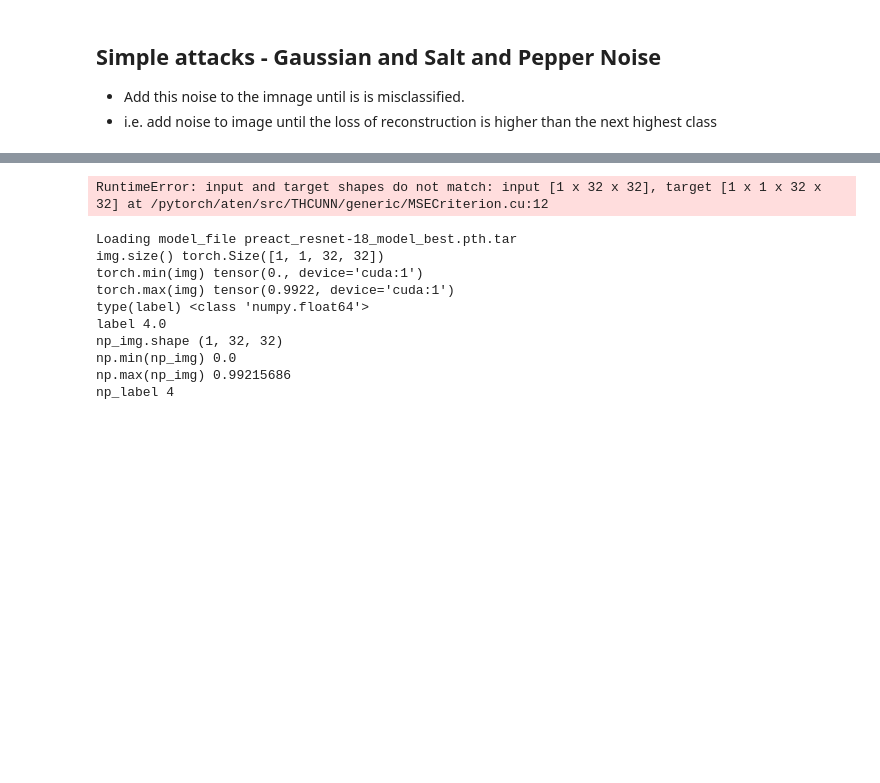
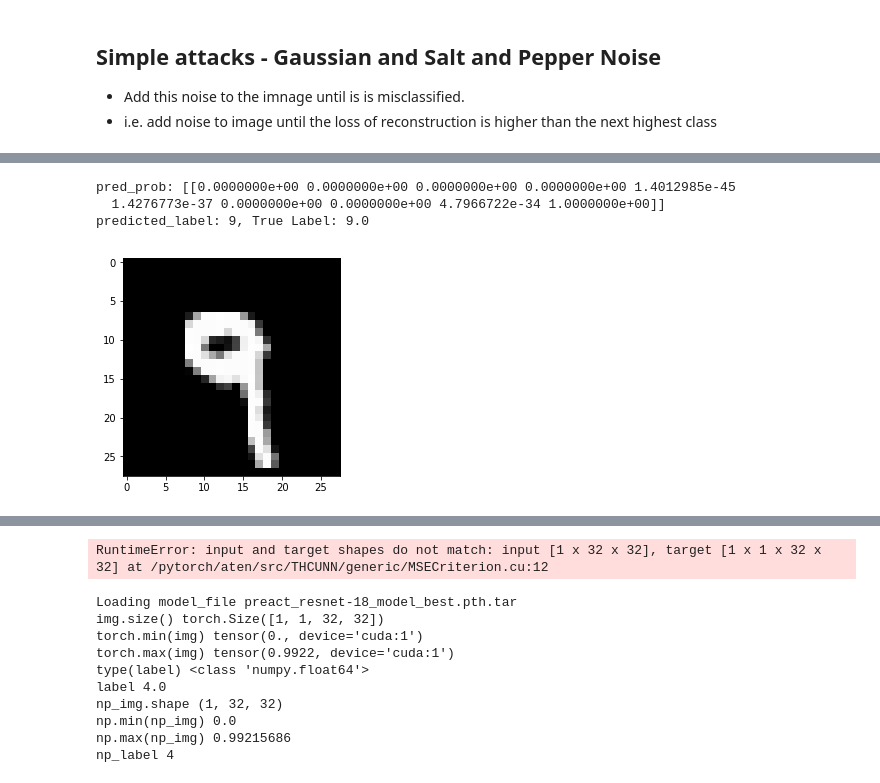
Before and after one commit to renebidart/adv-gen, a Jupyter notebook: notebooks/attacks.ipynb, the cells around one changed output, grey strips where cells are left out. Saved outputs shown, nothing was run; the diff lists cells and outputs as text; code cells hidden in the pictures; blank space fills up the shorter version.

```diff
--- a/notebooks/attacks.ipynb
+++ b/notebooks/attacks.ipynb
@@ -91,7 +99,7 @@ predicted_label: 6, True Label: 9
 # %% [markdown]
 #### Conditional VAE Test
 # %%
-with torch.cuda.device(1):
+with torch.cuda.device(device.index):
     model_loc = '/media/rene/data/adv_gen/MNIST/mnist_normal/models/CVAE-1_16_32_64-16-MNIST-10_model_best.pth.tar'
     model = load_net(model_loc).to(device).eval()
     gen_model = GenerativeCVAE(model=model, labels=labels, latent_size=16, device=device)
@@ -236,3 +112,6 @@ predicted_label: 6, True Label: 7.0
 ## Simple attacks - Gaussian and Salt and Pepper Noise
 * Add this noise to the imnage until is is misclassified.
 * i.e. add noise to image until the loss of reconstruction is higher than the next highest class
+# %%
+result = pickle.load(open('/media/rene/data/adv_gen/MNIST/mnist_normal/models/results_ns6_gaussian_adv.pkl', "rb"))
+display(result)
@@ -238,0 +126,27 @@ predicted_label: 6, True Label: 7.0
+# %%
+with torch.cuda.device(device.index):
+    save_path = Path('/media/rene/data/adv_gen/MNIST/mnist_normal/models/VAE_ABS/VAE_ABS--8-MNIST')
+    labels = list(range(10))
+
+    transform = transforms.Compose([
+                                transforms.Resize(32),
+                                transforms.ToTensor(),
+                                transforms.Normalize((0.1307,), (0.3081,))])
+
+    model_dict = {}
+        model_file = Path(model_loc).name
+        model_name = model_file.split('-')[0]
+        for label in labels:
+            model_file_cr = model_file + '_label_'+str(label)+'_model_best.pth.tar'
+            model_loc_cr = str(model_loc.parent / model_file_cr)
+            model_dict[label] = load_net(model_loc_cr).to(device).eval()
+
+    gen_model = GenerativeVAE(model_dict=model_dict, labels=labels, latent_size=16, device=device)
+# %%
+result = pickle.load(open('/media/rene/data/adv_gen/MNIST/mnist_normal/models/VAE_ABS/results_ns20_gaussian_L0_adv.pkl', "rb"))
+# display(result)
+display(result[result['f_adv_pred']==result['true_label']])
+
+print(result['adv_distance'].iloc[5].value)
+
+print(result['path'].iloc[5])
@@ -238,0 +165,16 @@ predicted_label: 6, True Label: 7.0
+# %%
+img_path = result['path'].iloc[3]
+true_label = result['true_label'].iloc[3]
+img = Image.open(img_path)
+plt.imshow(img)
+
+tensor_img = transform(Image.open(img_path)).unsqueeze(0).to(device)
+pred_prob = gen_model(tensor_img, iterations=50, num_times=500).cpu().numpy()
+
+print('pred_prob:', pred_prob)
+print(f'predicted_label: {np.argmax(pred_prob)}, True Label: {true_label}')
+# %% [output]
+pred_prob: [[0.0000000e+00 0.0000000e+00 0.0000000e+00 0.0000000e+00 1.4012985e-45
+  1.4276773e-37 0.0000000e+00 0.0000000e+00 4.7966722e-34 1.0000000e+00]]
+predicted_label: 9, True Label: 9.0
+[figure, added]
```
Also changed, not shown: parts of 10 cells of this notebook, 12 other files.
